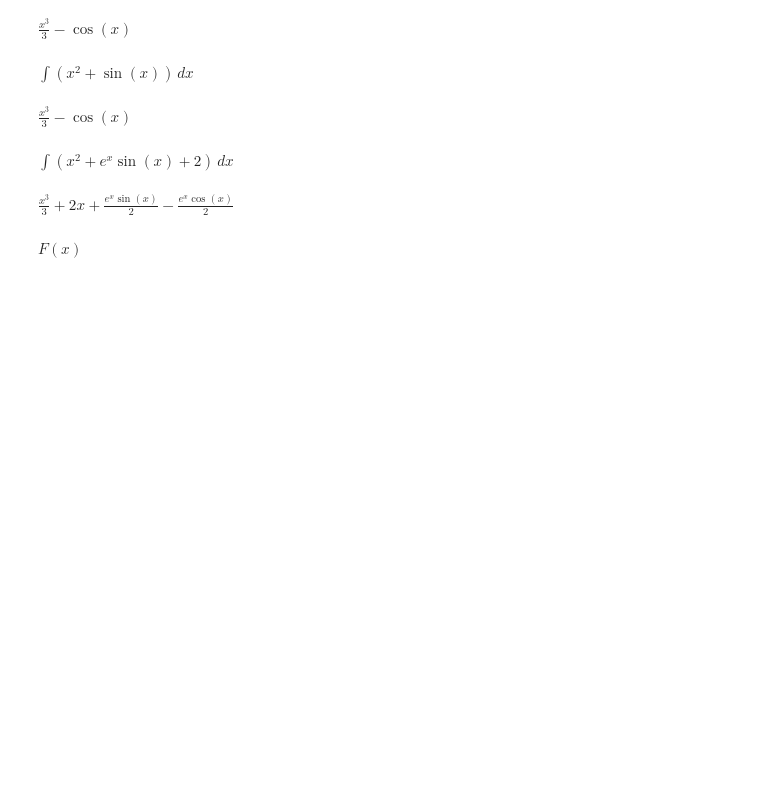
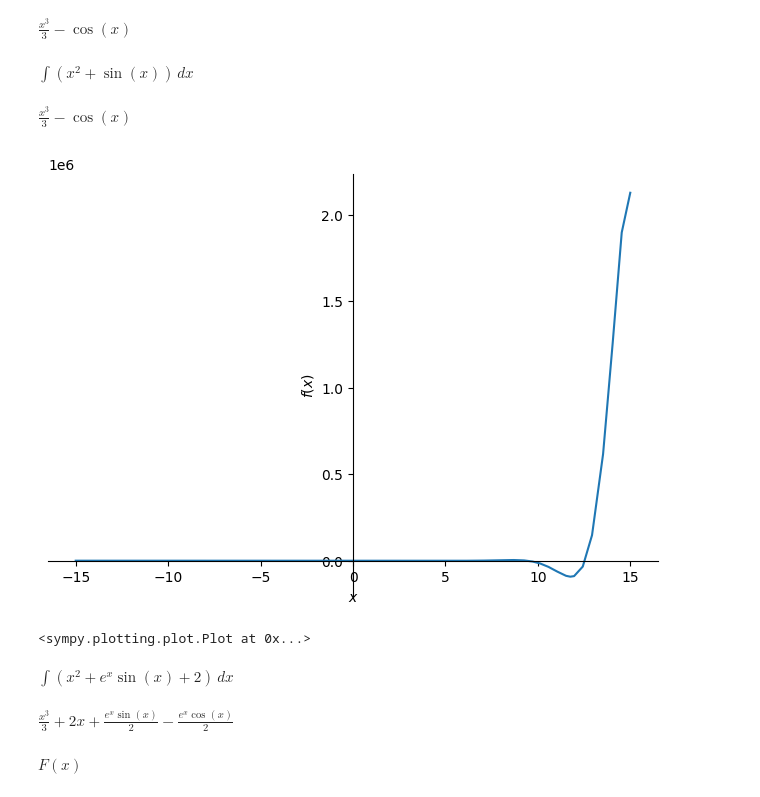
Before and after one commit to Felipe-Pinto/python_para_exatas, a Jupyter notebook: Cálculo com Sympy.ipynb, the cells around one changed output. Cells and saved outputs as stored; diff of their text form; code cells hidden in the pictures; blank space fills up the shorter version.

```diff
--- a/Cálculo com Sympy.ipynb
+++ b/Cálculo com Sympy.ipynb
@@ -45,6 +51,11 @@ Integral(Eq1).doit()  #Para resolver
 $\displaystyle \frac{x^{3}}{3} - \cos{\left(x \right)}$
 # %%
 Eq2=x**2+sin(x)*exp(x)+2
+# %%
+plot(Eq2, (x, -15, 15))
+# %% [output]
+[figure, added]
+<sympy.plotting.plot.Plot at 0x...>
 # %%
 Integral(Eq2)
 # %% [output]
```
Also changed, not shown: parts of 58 cells of this notebook.
